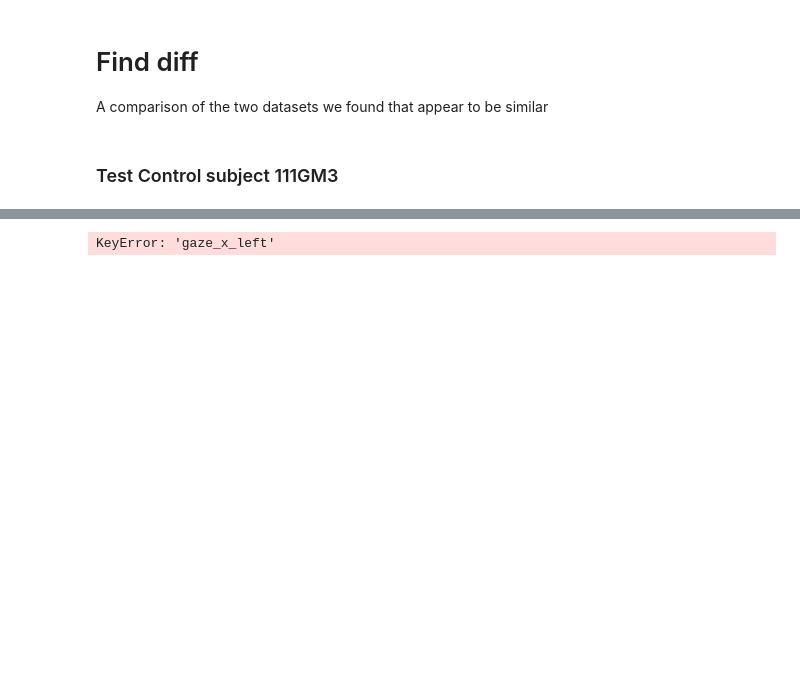
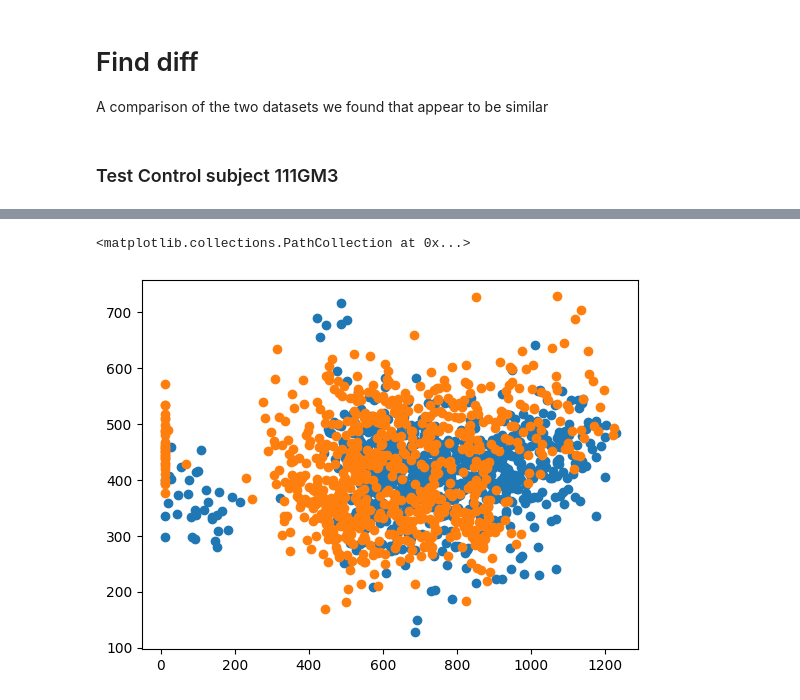
Before and after one commit to Maelle05/DyslexIA, a Jupyter notebook: eyes-tracking/exports/test-exports.ipynb, the cells around one changed output, grey strips where cells are left out. Drawn from its saved outputs; the diff is of its cells as text; code cells hidden in the pictures; blank space fills up the shorter version.

```diff
--- a/eyes-tracking/exports/test-exports.ipynb
+++ b/eyes-tracking/exports/test-exports.ipynb
@@ -29,5 +29,6 @@ plt.plot(df["x"], df["y"])
 # %%
-plt.plot(df["gaze_x_left"], df["gaze_y_left"])
-plt.plot(df["gaze_x_right"], df["gaze_y_right"])
+plt.scatter(df["gaze_x_left"], df["gaze_y_left"])
+plt.scatter(df["gaze_x_right"], df["gaze_y_right"])
 # %% [output]
-KeyError: 'gaze_x_left'
+<matplotlib.collections.PathCollection at 0x...>
+[figure, added]
```
Also changed, not shown: parts of 3 cells of this notebook, 2 other files.
